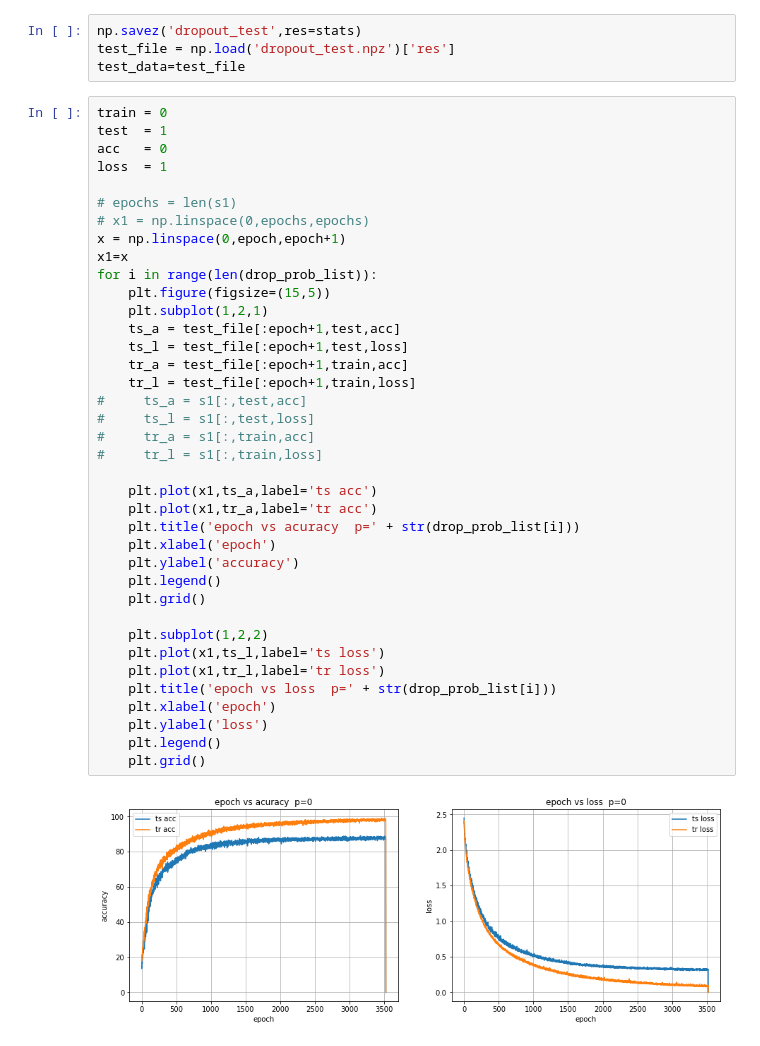
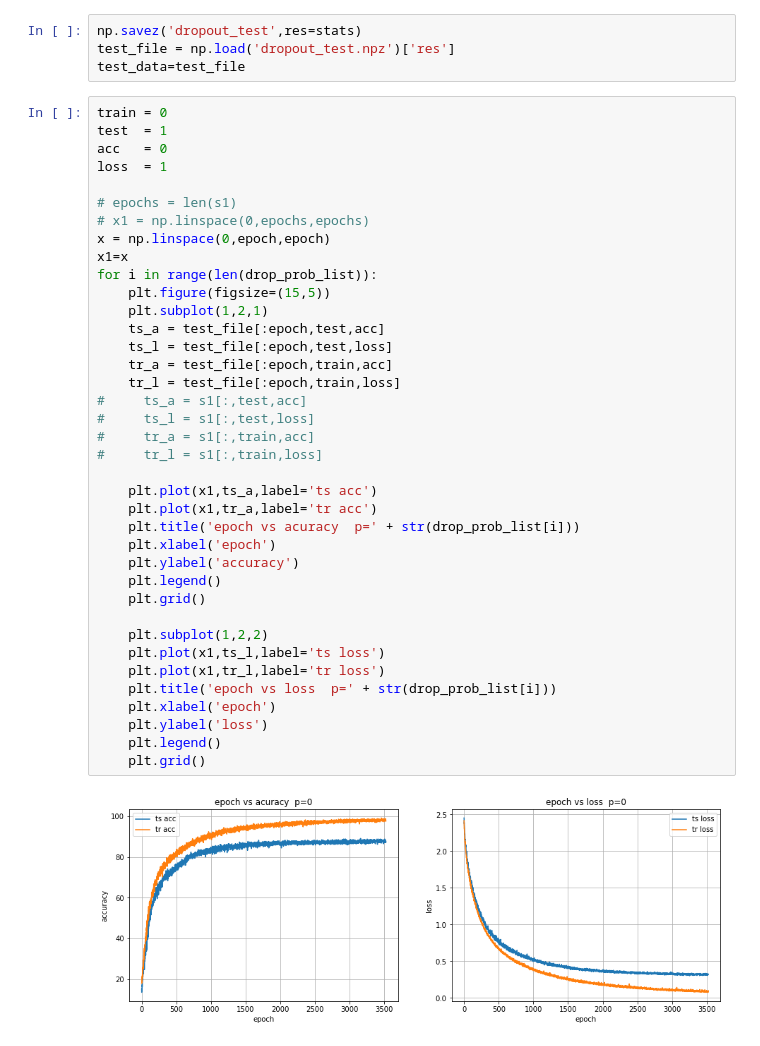
Before and after one commit to atwhitman/4194FinalProject, a Jupyter notebook: HAR_classifier.ipynb, the cells around one changed output. Saved outputs shown, nothing was run; the diff lists cells and outputs as text.

Commit message:
cleaned image from last commit.

```diff
--- a/HAR_classifier.ipynb
+++ b/HAR_classifier.ipynb
@@ -276,36 +276,36 @@ acc   = 0
 loss  = 1
 
 # epochs = len(s1)
 # x1 = np.linspace(0,epochs,epochs)
-x = np.linspace(0,epoch,epoch+1)
+x = np.linspace(0,epoch,epoch)
 x1=x
 for i in range(len(drop_prob_list)):
     plt.figure(figsize=(15,5))
     plt.subplot(1,2,1)
-    ts_a = test_file[:epoch+1,test,acc]
-    ts_l = test_file[:epoch+1,test,loss]
-    tr_a = test_file[:epoch+1,train,acc]
-    tr_l = test_file[:epoch+1,train,loss]
+    ts_a = test_file[:epoch,test,acc]
+    ts_l = test_file[:epoch,test,loss]
+    tr_a = test_file[:epoch,train,acc]
+    tr_l = test_file[:epoch,train,loss]
 #     ts_a = s1[:,test,acc]
 #     ts_l = s1[:,test,loss]
 #     tr_a = s1[:,train,acc]
 #     tr_l = s1[:,train,loss]
 
     plt.plot(x1,ts_a,label='ts acc')
     plt.plot(x1,tr_a,label='tr acc')
     plt.title('epoch vs acuracy  p=' + str(drop_prob_list[i]))
     plt.xlabel('epoch')
     plt.ylabel('accuracy')
     plt.legend()
     plt.grid()
 
     plt.subplot(1,2,2)
     plt.plot(x1,ts_l,label='ts loss')
     plt.plot(x1,tr_l,label='tr loss')
     plt.title('epoch vs loss  p=' + str(drop_prob_list[i]))
     plt.xlabel('epoch')
     plt.ylabel('loss')
     plt.legend()
     plt.grid()
 # %% [output]
-[figure, old version]
+[figure, new version]
```
